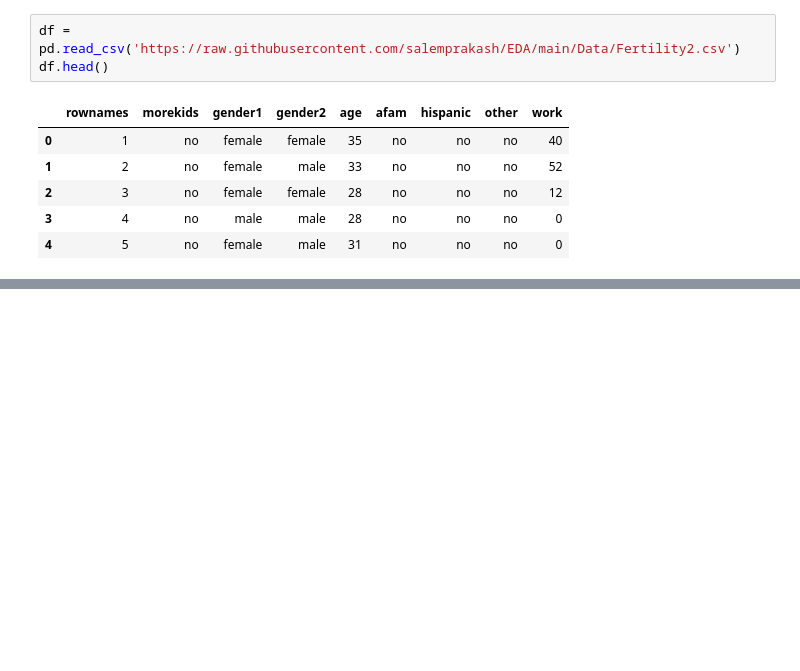
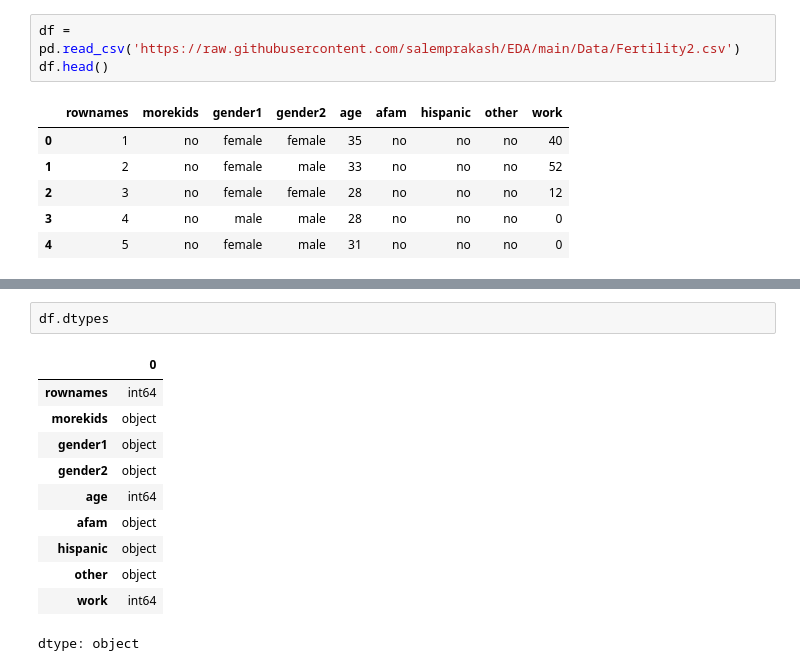
Before and after one commit to DivyamJain0212/EDA-Model-Fertility2, a Jupyter notebook: Divyam_Jain_EDA.ipynb, the cells around one changed output, grey strips where cells are left out. Drawn from its saved outputs; the diff is of its cells as text; blank space fills up the shorter version.

```diff
--- a/Divyam_Jain_EDA.ipynb
+++ b/Divyam_Jain_EDA.ipynb
@@ -19,0 +38,14 @@ df.head()
+# %%
+df.dtypes
+# %% [output]
+|  | 0 |
+| rownames | int64 |
+| morekids | object |
+| gender1 | object |
+| gender2 | object |
+| age | int64 |
+| afam | object |
+| hispanic | object |
+| other | object |
+| work | int64 |
+dtype: object
```
Also changed, not shown: parts of 6 cells of this notebook.
